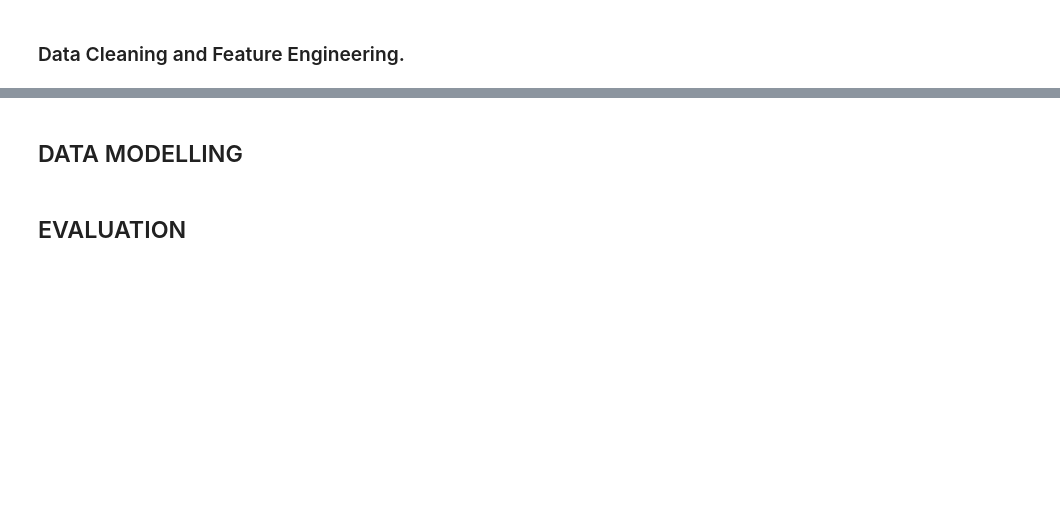
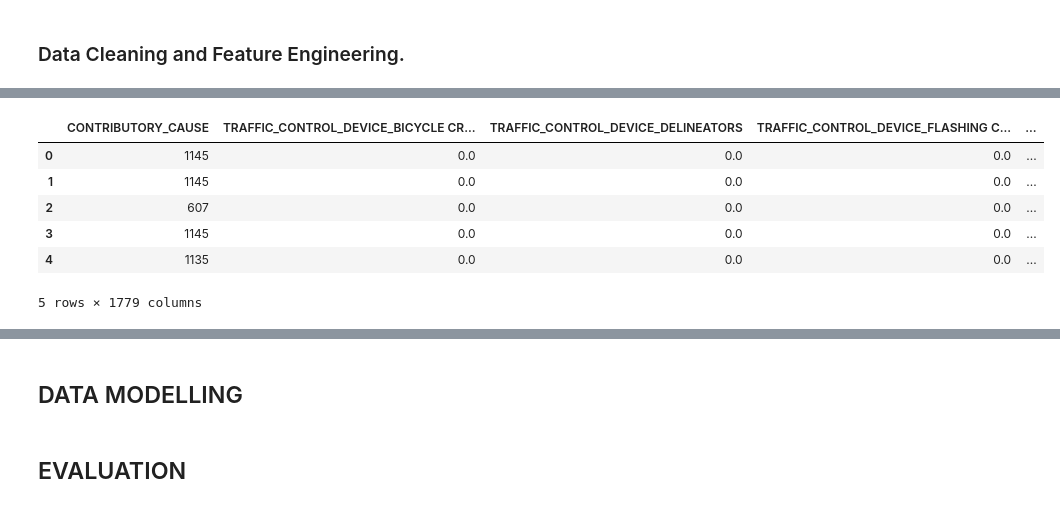
Before and after one commit to eugene-maina72/Phase_4_Project-Model_Interpretability, a Jupyter notebook: notebook.ipynb, the cells around one changed output, grey strips where cells are left out. Cells and saved outputs as stored; diff of their text form; code cells hidden in the pictures; blank space fills up the shorter version.

```diff
--- a/notebook.ipynb
+++ b/notebook.ipynb
@@ -276,0 +534,23 @@ plt.savefig('images/categorical_columns_countplots.png', dpi=300, bbox_inches='t
+# %%
+# Merging the primary contributory and secondary contributory cause into one column.
+def merge_contributory_causes(df):
+    """
+    Merges the primary contributory cause and secondary contributory cause into one column.
+
+    Parameters:
+    df : The input DataFrame.
+    Returns:
+    pd.DataFrame: DataFrame with merged contributory causes.
+    """
+    # Create a new column for merged contributory causes
+    df['CONTRIBUTORY_CAUSE'] = df['PRIM_CONTRIBUTORY_CAUSE'].fillna('Unknown') + ' | ' + df['SEC_CONTRIBUTORY_CAUSE'].fillna('Unknown')
+
+    # Drop the original contributory cause columns
+    df = df.drop(columns=['PRIM_CONTRIBUTORY_CAUSE', 'SEC_CONTRIBUTORY_CAUSE'])
+
+    print("Merged primary and secondary contributory causes into one column.")
+
+    return df
+meaningful_categorical = merge_contributory_causes(meaningful_categorical)
+
+meaningful_categorical['CONTRIBUTORY_CAUSE'].value_counts().head(10)
@@ -276,0 +588,10 @@ plt.savefig('images/categorical_columns_countplots.png', dpi=300, bbox_inches='t
+# %%
+categorical_encoded.head()
+# %% [output]
+|  | CONTRIBUTORY_CAUSE | TRAFFIC_CONTROL_DEVICE_BICYCLE CR... | TRAFFIC_CONTROL_DEVICE_DELINEATORS | TRAFFIC_CONTROL_DEVICE_FLASHING C... | ... |
+| 0 | 1145 | 0.0 | 0.0 | 0.0 | ... |
+| 1 | 1145 | 0.0 | 0.0 | 0.0 | ... |
+| 2 | 607 | 0.0 | 0.0 | 0.0 | ... |
+| 3 | 1145 | 0.0 | 0.0 | 0.0 | ... |
+| 4 | 1135 | 0.0 | 0.0 | 0.0 | ... |
+5 rows × 1779 columns
```
Also changed, not shown: parts of 17 cells of this notebook.
